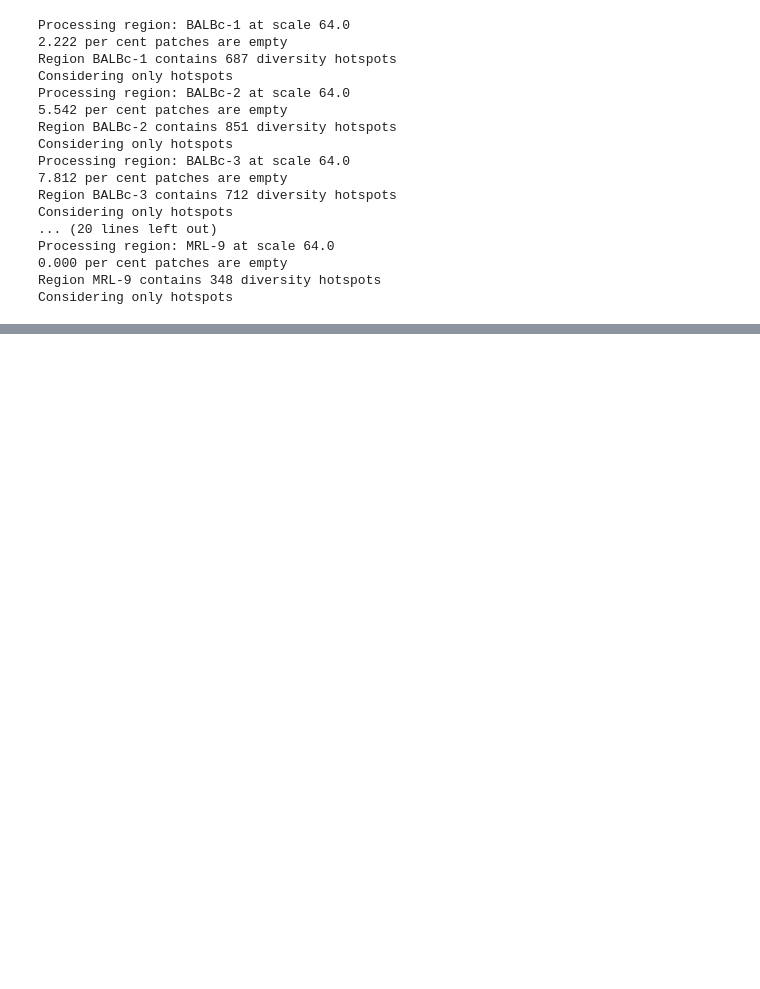
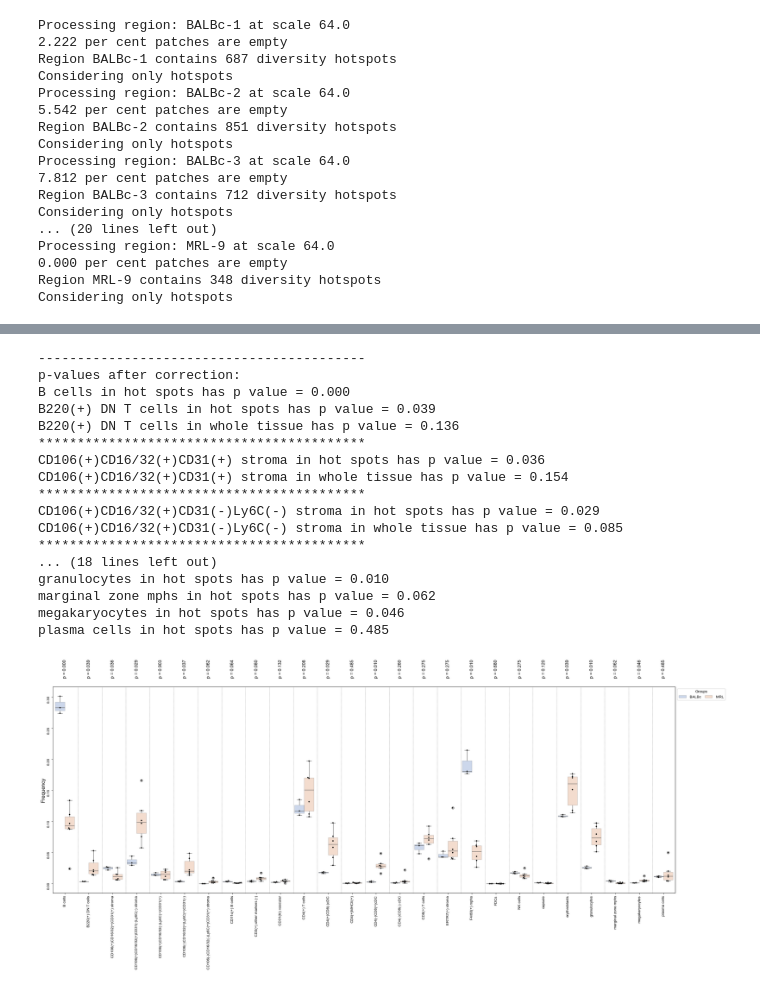
Before and after one commit to Feanor007/MESA, a Jupyter notebook: docs/notebooks/tutorials/MESA_Tutorials.ipynb, the cells around one changed output, grey strips where cells are left out. Cells and saved outputs as stored; diff of their text form; code cells hidden in the pictures; blank space fills up the shorter version.

```diff
--- a/docs/notebooks/tutorials/MESA_Tutorials.ipynb
+++ b/docs/notebooks/tutorials/MESA_Tutorials.ipynb
@@ -285,5 +453,4 @@ Region MRL-9 contains 348 diversity hotspots
 # %%
-# Calculate Cell Frequency and Cell Co-Occurrence in hot/coldspots
 spot_cellfreq_df, spot_co_occurrence_df = eco.spot_cellfreq(spatial_data=adata,
                                                             scale=64.0,
                                                             library_key='sample',
@@ -291,6 +458,7 @@ spot_cellfreq_df, spot_co_occurrence_df = eco.spot_cellfreq(spatial_data=adata,
                                                             spatial_key='spatial',
                                                             cluster_key='cell_type',
                                                             hotspot=Hot,
+                                                            whole_tissue=False,
                                                             top=None,
                                                             selected_comb=None,
                                                             restricted=False,
@@ -324,4 +492,8 @@ spot_co_occurrence_df['Condition'] = ' '
 spot_co_occurrence_df.loc[spot_co_occurrence_df.index.str.contains('BALBc'), 'Condition'] = 'BALBc'
 spot_co_occurrence_df.loc[spot_co_occurrence_df.index.str.contains('MRL'), 'Condition'] = 'MRL'
 # %%
-spot_cellfreq_df.head()
+spot_cellfreq_df['Mouse'] = spot_cellfreq_df.index
+spot_cellfreq_df = spot_cellfreq_df.drop(columns='noid')
+
+# Melt the DataFrame
+spot_freq = spot_cellfreq_df.melt(id_vars=['Mouse', 'Condition'], var_name='CellType', value_name='Frequency')
@@ -335,0 +500,54 @@ spot_cellfreq_df.head()
+# %%
+if Hot:
+    save_path = 'hotspot_celltype_freq.svg'
+else:
+    save_path = 'coldspot_celltype_freq.svg'
+
+selected_cell_types = sorted(spot_freq['CellType'].unique())
+selected_p_values = []
+
+# Perform t-tests
+print(f"p-value before correction:")
+for ct in selected_cell_types: # df_melted['CellType'].unique():
+    subset = spot_freq[spot_freq['CellType'] == ct]
+    group1 = subset[subset['Condition'] == 'BALBc']['Frequency']
+    group2 = subset[subset['Condition'] == 'MRL']['Frequency']
+
+    t_stat, p_value = stats.ttest_ind(group1, group2, equal_var=False)
+    print(f"{ct} has p value = {p_value:.4f}")
+    selected_p_values.append(p_value)
+
+# Filter the dataframe based on selected CellTypes
+df_filtered = spot_freq[spot_freq['CellType'].isin(selected_cell_types)]
+
+# Plot the filtered data
+fig, ax = plt.subplots(figsize=(30,10))
+sns.boxplot(data=df_filtered, x='CellType', y='Frequency', hue='Condition', palette='muted', boxprops=dict(alpha=.3), ax=ax, dodge=True,order=selected_cell_types)
+sns.swarmplot(data=df_filtered, x='CellType', y='Frequency', hue='Condition', palette='dark:black', size=3.0, dodge=True, order=selected_cell_types, ax=ax, edgecolor='gray', linewidth=0.5)
+
+handles, labels = ax.get_legend_handles_labels()
+ax.legend(handles[:2], labels[:2], title="Groups", handletextpad=1, columnspacing=1, bbox_to_anchor=(1, 1), ncol=3, frameon=True)
+
+hot_pvals_corrected = stats.false_discovery_control(selected_p_values, method='bh')
+
+print('-'*42)
+print(f"p-values after correction: ")
+
+yrange = ax.get_ylim()[1] - ax.get_ylim()[0]
+for i, ct in enumerate(selected_cell_types):
+    ax.text(i, yrange, f"p = {hot_pvals_corrected[i]:.3f}", ha='center', fontsize=12, rotation=90)
+    print(f"{ct} in hot spots has p value = {hot_pvals_corrected[i]:.3f}", flush=True)
+    if hot_pvals_corrected[i] < 0.05 and p_vals_corrected_dict[ct] > 0.05:
+        print(f"{ct} in whole tissue has p value = {p_vals_corrected_dict[ct]:.3f}", flush=True)
+        print('*'*42)
+
+for i in range(len(selected_cell_types) - 1):
+    ax.axvline(i + 0.55, color='grey', linestyle='--', linewidth=0.5)
+
+ax.set_ylabel("Frequency", fontsize=14)
+ax.set_xlabel('')
+plt.xticks(rotation=90)
+plt.yticks(rotation=90)
+plt.show()
+plt.close(fig)
+# %% [output]
@@ -335,0 +571,18 @@ spot_cellfreq_df.head()
+------------------------------------------
+p-values after correction:
+B cells in hot spots has p value = 0.000
+B220(+) DN T cells in hot spots has p value = 0.039
+B220(+) DN T cells in whole tissue has p value = 0.136
+******************************************
+CD106(+)CD16/32(+)CD31(+) stroma in hot spots has p value = 0.036
+CD106(+)CD16/32(+)CD31(+) stroma in whole tissue has p value = 0.154
+******************************************
+CD106(+)CD16/32(+)CD31(-)Ly6C(-) stroma in hot spots has p value = 0.029
+CD106(+)CD16/32(+)CD31(-)Ly6C(-) stroma in whole tissue has p value = 0.085
+******************************************
+... (18 lines left out)
+granulocytes in hot spots has p value = 0.010
+marginal zone mphs in hot spots has p value = 0.062
+megakaryocytes in hot spots has p value = 0.046
+plasma cells in hot spots has p value = 0.485
+[figure, added]
```
Also changed, not shown: parts of 14 cells of this notebook, 2 other files.
